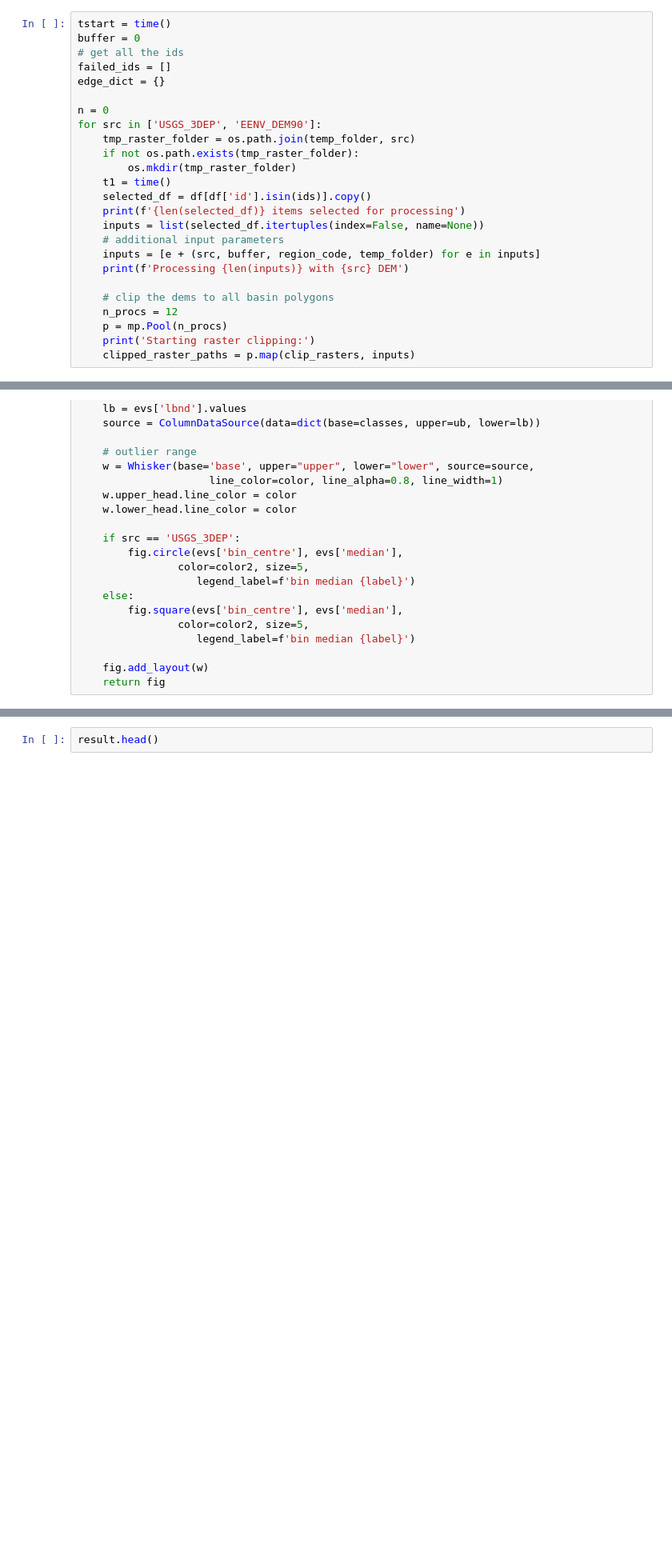
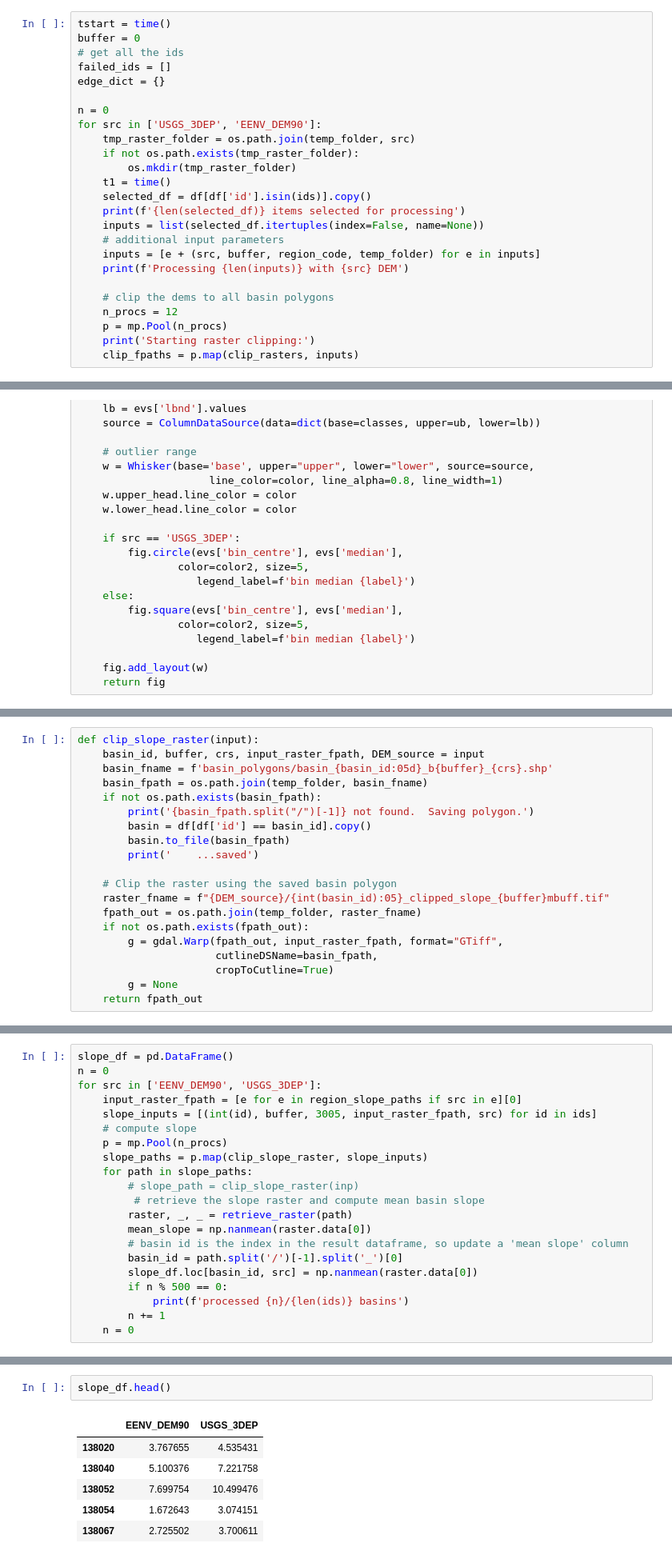
Before and after one commit to dankovacek/bcub, a Jupyter notebook: validation/technical_validation.ipynb, the cells around one changed output, grey strips where cells are left out. Shown at 80% size. Drawn from its saved outputs; the diff is of its cells as text; blank space fills up the shorter version.

```diff
--- a/validation/technical_validation.ipynb
+++ b/validation/technical_validation.ipynb
@@ -193,5 +235,5 @@ for src in ['USGS_3DEP', 'EENV_DEM90']:
     n_procs = 12
     p = mp.Pool(n_procs)
     print('Starting raster clipping:')
-    clipped_raster_paths = p.map(clip_rasters, inputs)
+    clip_fpaths = p.map(clip_rasters, inputs)
 # %% [output]
@@ -410,0 +418,20 @@ for src in ['EENV_DEM90', 'USGS_3DEP']:
+# %%
+def clip_slope_raster(input):
+    basin_id, buffer, crs, input_raster_fpath, DEM_source = input
+    basin_fname = f'basin_polygons/basin_{basin_id:05d}_b{buffer}_{crs}.shp'
+    basin_fpath = os.path.join(temp_folder, basin_fname)
+    if not os.path.exists(basin_fpath):
+        print('{basin_fpath.split("/")[-1]} not found.  Saving polygon.')
+        basin = df[df['id'] == basin_id].copy()
+        basin.to_file(basin_fpath)
+        print('    ...saved')
+
+    # Clip the raster using the saved basin polygon
+    raster_fname = f"{DEM_source}/{int(basin_id):05}_clipped_slope_{buffer}mbuff.tif"
+    fpath_out = os.path.join(temp_folder, raster_fname)
+    if not os.path.exists(fpath_out):
+        g = gdal.Warp(fpath_out, input_raster_fpath, format="GTiff",
+                      cutlineDSName=basin_fpath,
+                      cropToCutline=True)
+        g = None
+    return fpath_out
@@ -410,0 +442,21 @@ for src in ['EENV_DEM90', 'USGS_3DEP']:
+# %%
+slope_df = pd.DataFrame()
+n = 0
+for src in ['EENV_DEM90', 'USGS_3DEP']:
+    input_raster_fpath = [e for e in region_slope_paths if src in e][0]
+    slope_inputs = [(int(id), buffer, 3005, input_raster_fpath, src) for id in ids]
+    # compute slope
+    p = mp.Pool(n_procs)
+    slope_paths = p.map(clip_slope_raster, slope_inputs)
+    for path in slope_paths:
+        # slope_path = clip_slope_raster(inp)
+         # retrieve the slope raster and compute mean basin slope
+        raster, _, _ = retrieve_raster(path)
+        mean_slope = np.nanmean(raster.data[0])
+        # basin id is the index in the result dataframe, so update a 'mean slope' column
+        basin_id = path.split('/')[-1].split('_')[0]
+        slope_df.loc[basin_id, src] = np.nanmean(raster.data[0])
+        if n % 500 == 0:
+            print(f'processed {n}/{len(ids)} basins')
+        n += 1
+    n = 0
@@ -411,2 +481,9 @@ for src in ['EENV_DEM90', 'USGS_3DEP']:
 # %%
-result.head()
+slope_df.head()
+# %% [output]
+|  | EENV_DEM90 | USGS_3DEP |
+| 138020 | 3.767655 | 4.535431 |
+| 138040 | 5.100376 | 7.221758 |
+| 138052 | 7.699754 | 10.499476 |
+| 138054 | 1.672643 | 3.074151 |
+| 138067 | 2.725502 | 3.700611 |
```
Also changed, not shown: parts of 19 cells of this notebook, 2 other files.
